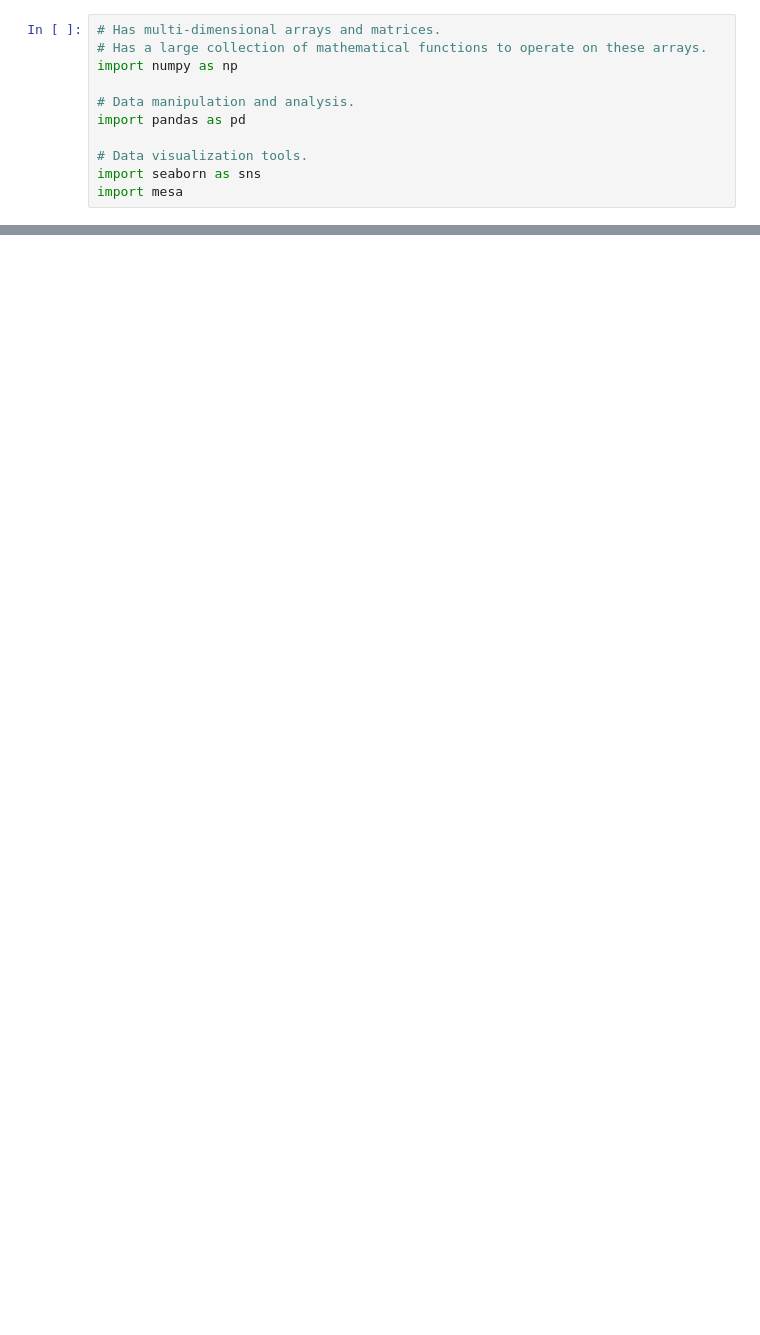
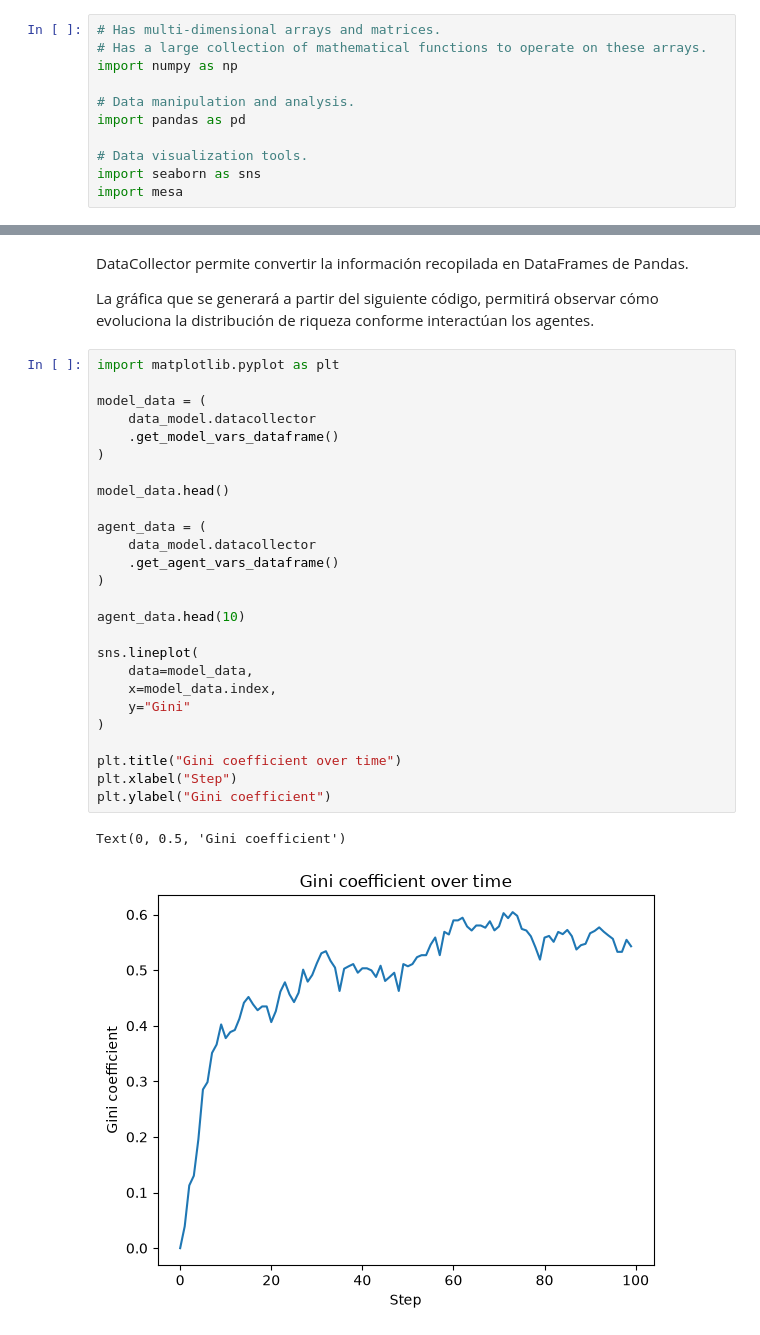
Before and after one commit to A01802689/ActAgentes, a Jupyter notebook: tutorial/money_model.ipynb, the cells around one changed output, grey strips where cells are left out. Drawn from its saved outputs; the diff is of its cells as text; blank space fills up the shorter version.

```diff
--- a/tutorial/money_model.ipynb
+++ b/tutorial/money_model.ipynb
@@ -59,0 +765,33 @@ prueba
+# %% [markdown]
+DataCollector permite convertir la información recopilada en DataFrames de Pandas.
+
+La gráfica que se generará a partir del siguiente código, permitirá observar cómo evoluciona la distribución de riqueza conforme interactúan los agentes.
+# %%
+import matplotlib.pyplot as plt
+
+model_data = (
+    data_model.datacollector
+    .get_model_vars_dataframe()
+)
+
+model_data.head()
+
+agent_data = (
+    data_model.datacollector
+    .get_agent_vars_dataframe()
+)
+
+agent_data.head(10)
+
+sns.lineplot(
+    data=model_data,
+    x=model_data.index,
+    y="Gini"
+)
+
+plt.title("Gini coefficient over time")
+plt.xlabel("Step")
+plt.ylabel("Gini coefficient")
+# %% [output]
+Text(0, 0.5, 'Gini coefficient')
+[figure, added]
```
Also changed, not shown: parts of 69 cells of this notebook, 1 other file.
